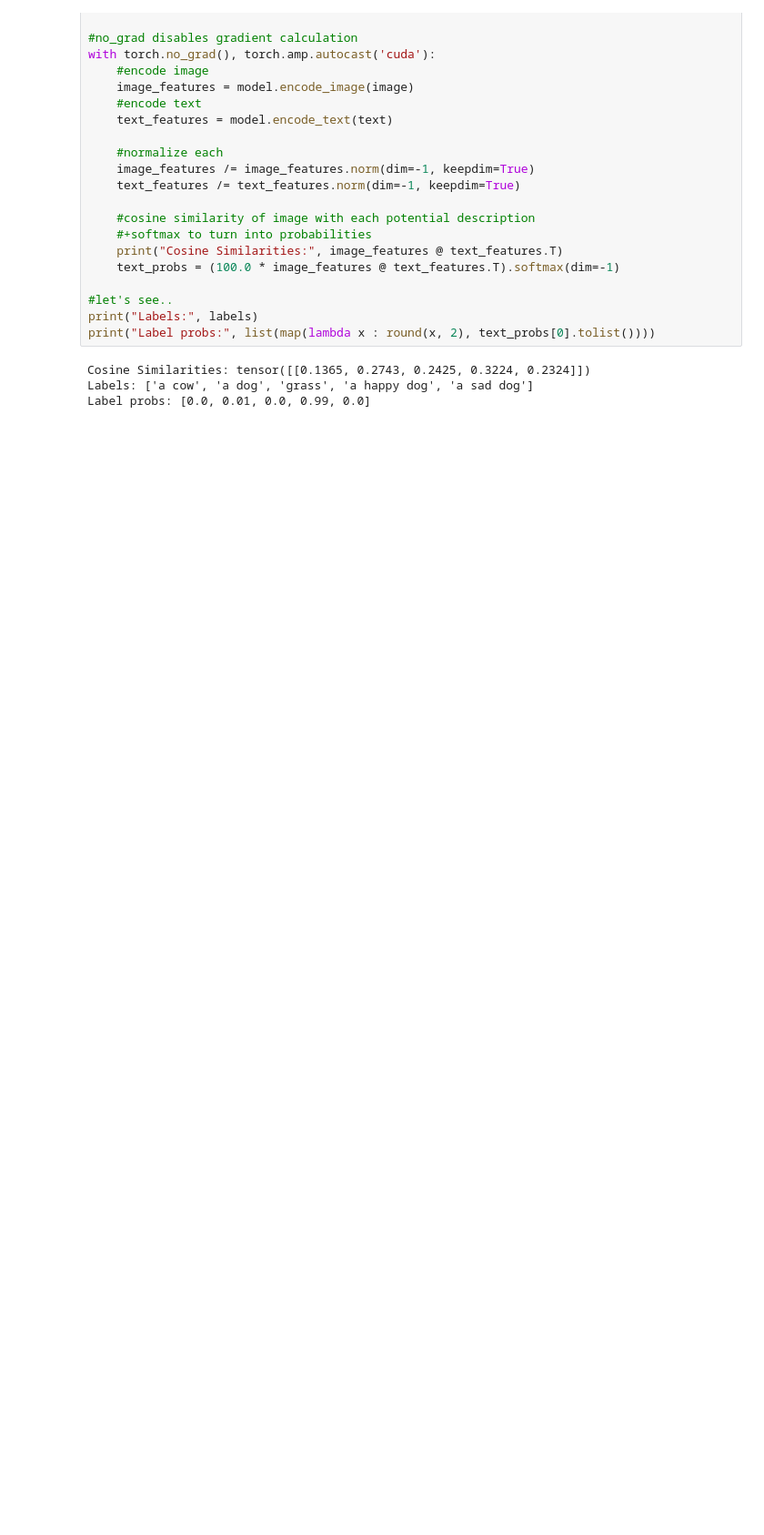
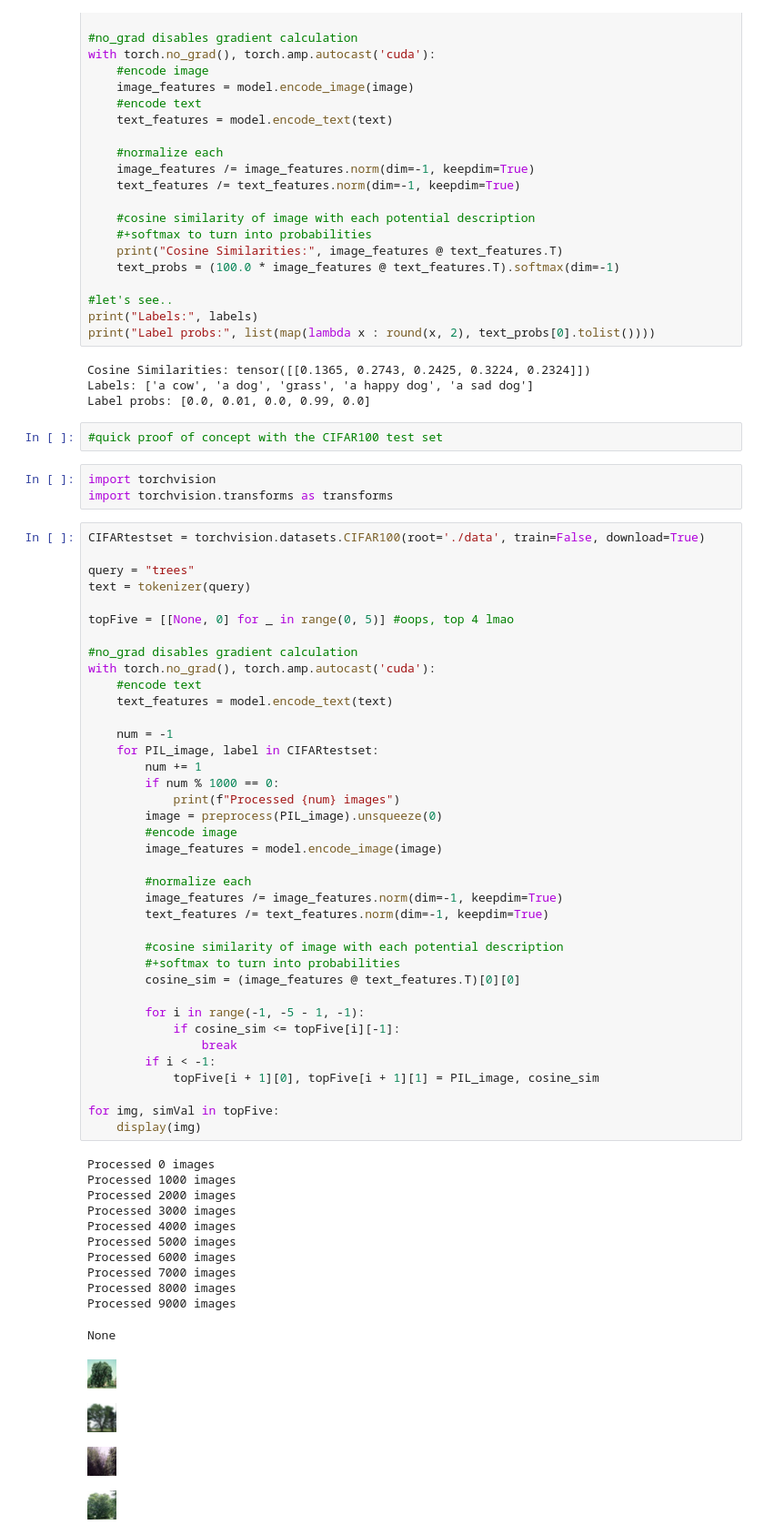
Before and after one commit to Ja-Tink/GDG-Project, a Jupyter notebook: OpenClipExperiments.ipynb, the cells around one changed output. Shown at 91% size. Drawn from its saved outputs; the diff is of its cells as text; blank space fills up the shorter version.

Commit message:
Added image search demo

```diff
--- a/OpenClipExperiments.ipynb
+++ b/OpenClipExperiments.ipynb
@@ -72,3 +72,62 @@ print("Label probs:", list(map(lambda x : round(x, 2), text_probs[0].tolist())))
 Cosine Similarities: tensor([[0.1365, 0.2743, 0.2425, 0.3224, 0.2324]])
 Labels: ['a cow', 'a dog', 'grass', 'a happy dog', 'a sad dog']
 Label probs: [0.0, 0.01, 0.0, 0.99, 0.0]
+# %%
+#quick proof of concept with the CIFAR100 test set
+# %%
+import torchvision
+import torchvision.transforms as transforms
+# %%
+CIFARtestset = torchvision.datasets.CIFAR100(root='./data', train=False, download=True)
+
+query = "trees"
+text = tokenizer(query)
+
+topFive = [[None, 0] for _ in range(0, 5)] #oops, top 4 lmao
+
+#no_grad disables gradient calculation
+with torch.no_grad(), torch.amp.autocast('cuda'):
+    #encode text
+    text_features = model.encode_text(text)
+
+    num = -1
+    for PIL_image, label in CIFARtestset:
+        num += 1
+        if num % 1000 == 0:
+            print(f"Processed {num} images")
+        image = preprocess(PIL_image).unsqueeze(0)
+        #encode image
+        image_features = model.encode_image(image)
+
+        #normalize each
+        image_features /= image_features.norm(dim=-1, keepdim=True)
+        text_features /= text_features.norm(dim=-1, keepdim=True)
+
+        #cosine similarity of image with each potential description
+        #+softmax to turn into probabilities
+        cosine_sim = (image_features @ text_features.T)[0][0]
+
+        for i in range(-1, -5 - 1, -1):
+            if cosine_sim <= topFive[i][-1]:
+                break
+        if i < -1:
+            topFive[i + 1][0], topFive[i + 1][1] = PIL_image, cosine_sim
+
+for img, simVal in topFive:
+    display(img)
+# %% [output]
+Processed 0 images
+Processed 1000 images
+Processed 2000 images
+Processed 3000 images
+Processed 4000 images
+Processed 5000 images
+Processed 6000 images
+Processed 7000 images
+Processed 8000 images
+Processed 9000 images
+None
+[figure, added]
+[figure, added]
+[figure, added]
+[figure, added]
```
Also changed, not shown: 1 other file.
